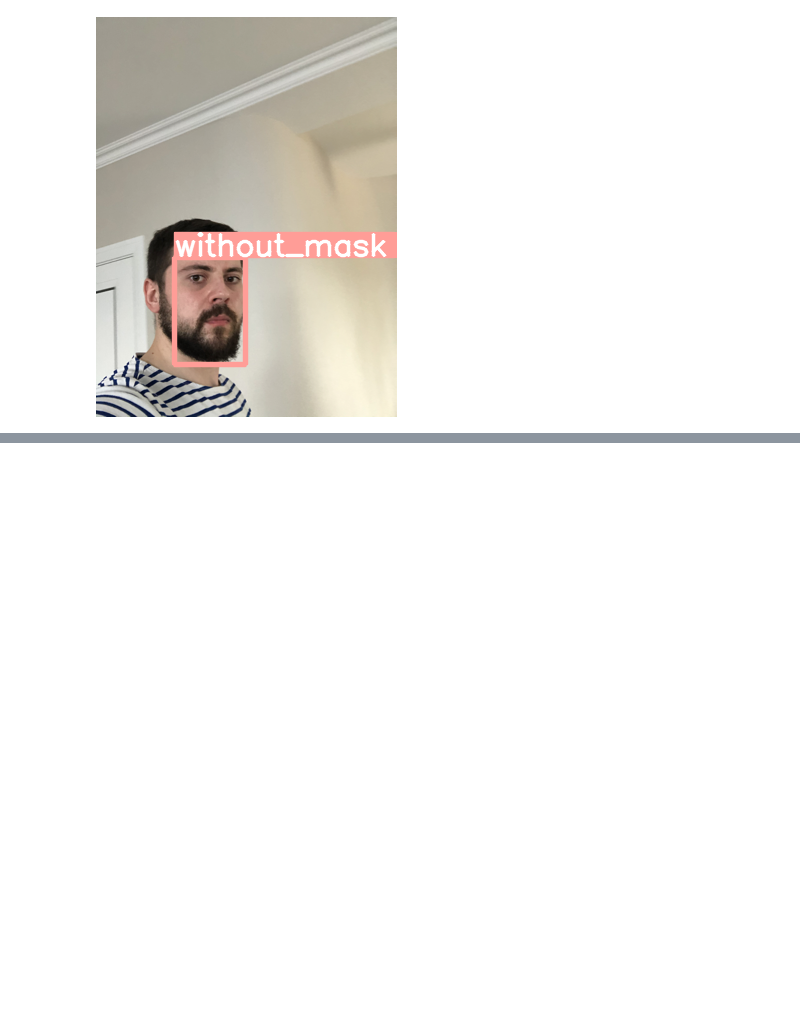
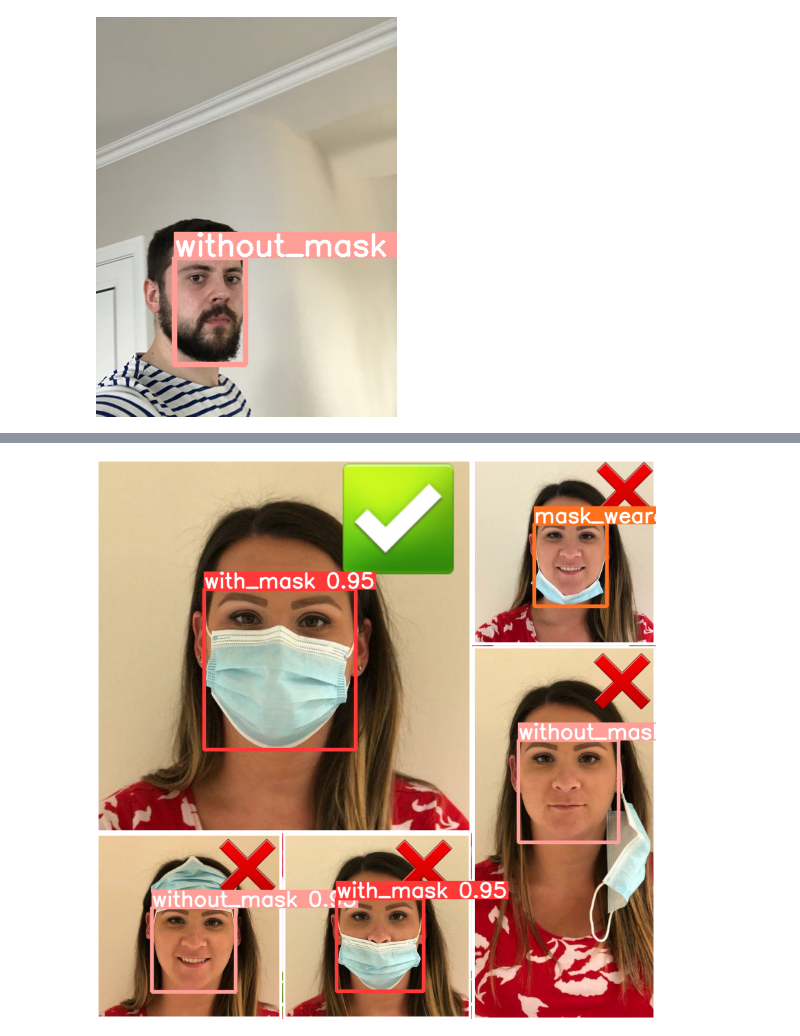
Before and after one commit to Cabir40/Mask-Detection-Yolov5, a Jupyter notebook: ultralytics/ultralytics_yolo5.ipynb, the cells around one changed output, grey strips where cells are left out. Saved outputs shown, nothing was run; the diff lists cells and outputs as text; code cells hidden in the pictures; blank space fills up the shorter version.

```diff
--- a/ultralytics/ultralytics_yolo5.ipynb
+++ b/ultralytics/ultralytics_yolo5.ipynb
@@ -135,0 +194,4 @@ Image("runs/detect/expTestImage4/maksssksksss530.png")
+# %%
+Image("runs/detect/expTestImage7/wrong_masks.png")
+# %% [output]
+[figure, added]
```
Also changed, not shown: parts of 10 cells of this notebook.
